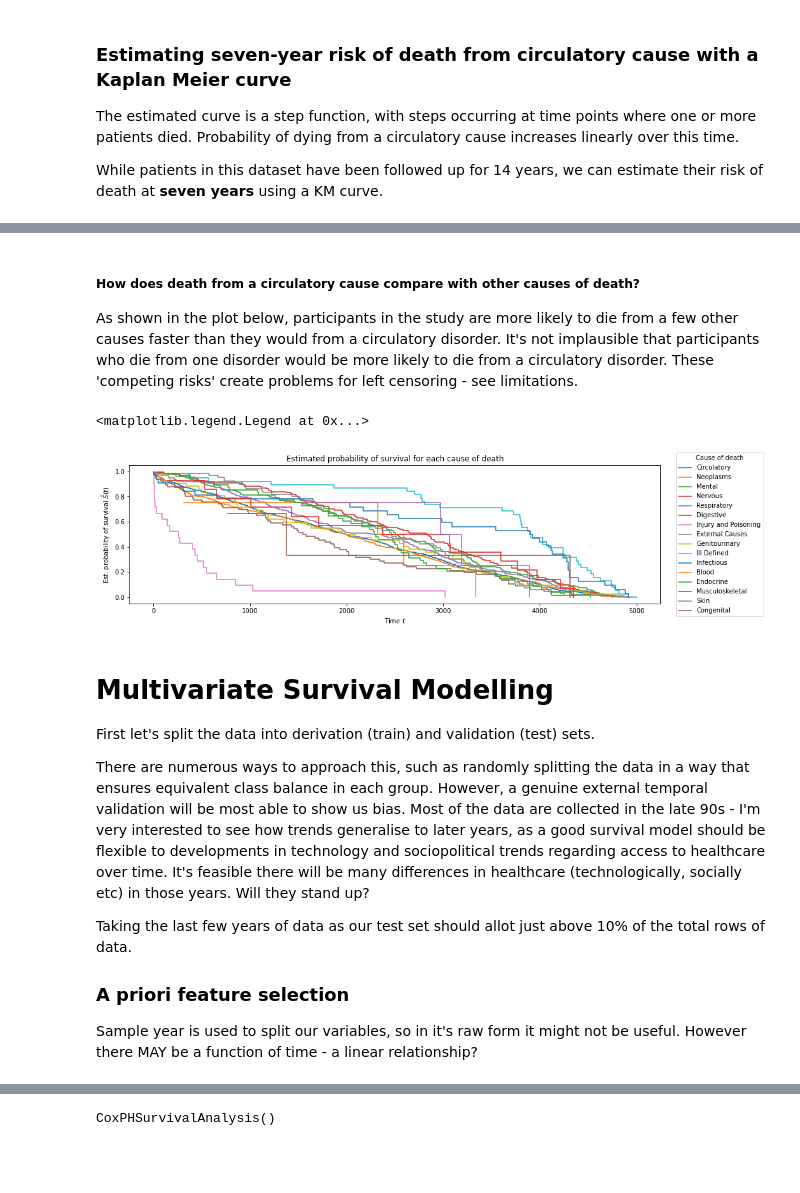
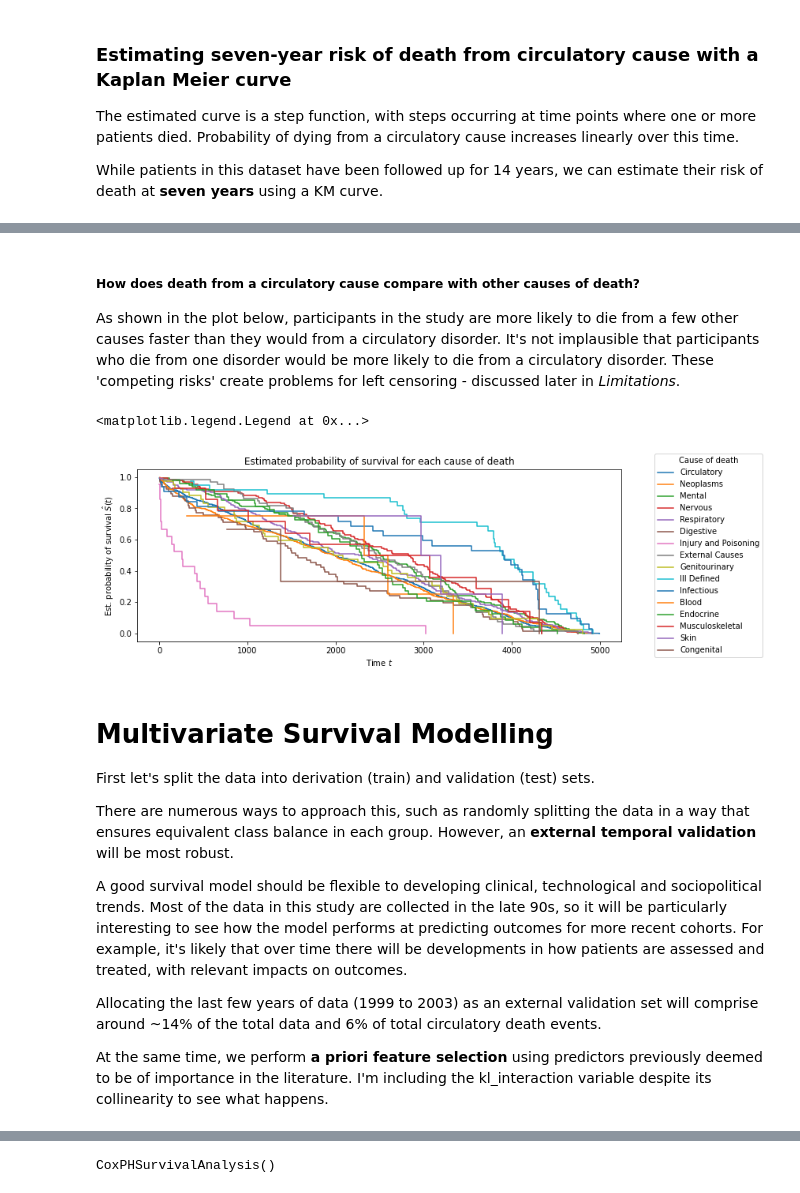
Before and after one commit to jessica-irving/risk-of-circulatory-death-7yrs, a Jupyter notebook: Risk_of_death_7yr_from_circulatory.ipynb, the cells around one changed output, grey strips where cells are left out. Drawn from its saved outputs; the diff is of its cells as text; code cells hidden in the pictures; blank space fills up the shorter version.

```diff
--- a/Risk_of_death_7yr_from_circulatory.ipynb
+++ b/Risk_of_death_7yr_from_circulatory.ipynb
@@ -34,3 +33,3 @@ from sksurv.linear_model import CoxPHSurvivalAnalysis, CoxnetSurvivalAnalysis
 # %%
-df = pd.read_csv('ml-interview-task-main/five_lives_ml_task_data.csv')
+df = pd.read_csv('five_lives_ml_task_data.csv')
 # %% [markdown]
@@ -169,5 +180,0 @@ df.corr()
-# %%
-df["sex"] = df["sex"].astype("category")
-df["chapter"] = df["chapter"].astype("category")
-df["mgus"] = df["mgus"].astype("category")
-df["sample.yr"] = df["sample.yr"].astype("float")
@@ -233,37 +238,40 @@ plt.tight_layout()
 # %% [markdown]
 ##### How does death from a circulatory cause compare with other causes of death?
-As shown in the plot below, participants in the study are more likely to die from a few other causes faster than they would from a circulatory disorder. It's not implausible that participants who die from one disorder would be more likely to die from a circulatory disorder. These 'competing risks' create problems for left censoring - see limitations.
+As shown in the plot below, participants in the study are more likely to die from a few other causes faster than they would from a circulatory disorder. It's not implausible that participants who die from one disorder would be more likely to die from a circulatory disorder. These 'competing risks' create problems for left censoring - discussed later in *Limitations*.
 # %%
+figure(figsize=(11,4))
+
 chapter = df.chapter.unique()
 chapter = [x for x in chapter if pd.isnull(x) == False]
 
 for treatment_type in (chapter):
     mask_treat = df["chapter"] == treatment_type
     time_treatment, survival_prob_treatment = kaplan_meier_estimator(
         df["death"][mask_treat],
         df["futime"][mask_treat])
 
     plt.step(time_treatment, survival_prob_treatment, where="post",
              label= treatment_type)
 
 plt.ylabel("Est. probability of survival $\hat{S}(t)$")
 plt.xlabel("Time $t$")
 plt.title("Estimated probability of survival for each cause of death")
-plt.legend(title = 'Cause of death', loc="right", bbox_to_anchor = (1.2, 0.5))
+plt.legend(title = 'Cause of death', loc="right", bbox_to_anchor = (1.3, 0.5))
 # %% [output]
 <matplotlib.legend.Legend at 0x...>
-[figure, old version]
+[figure, new version]
 # %% [markdown]
 # Multivariate Survival Modelling
 
 First let's split the data into derivation (train) and validation (test) sets.
 
-There are numerous ways to approach this, such as randomly splitting the data in a way that ensures equivalent class balance in each group. However, a genuine external temporal validation will be most able to show us bias. Most of the data are collected in the late 90s - I'm very interested to see how trends generalise to later years, as a good survival model should be flexible to developments in technology and sociopolitical trends regarding access to healthcare over time. It's feasible there will be many differences in healthcare (technologically, socially etc) in those years. Will they stand up?
+There are numerous ways to approach this, such as randomly splitting the data in a way that ensures equivalent class balance in each group. However, an **external temporal validation** will be most robust.
 
-Taking the last few years of data as our test set should allot just above 10% of the total rows of data.
+A good survival model should be flexible to developing clinical, technological and sociopolitical trends. Most of the data in this study are collected in the late 90s, so it will be particularly interesting to see how the model performs at predicting outcomes for more recent cohorts. For example, it's likely that over time there will be developments in how patients are assessed and treated, with relevant impacts on outcomes.
 
-### A priori feature selection
-Sample year is used to split our variables, so in it's raw form it might not be useful. However there MAY be a function of time - a linear relationship?
+Allocating the last few years of data (1999 to 2003) as an external validation set will comprise around ~14% of the total data and 6% of total circulatory death events.
+
+At the same time, we perform **a priori feature selection** using predictors previously deemed to be of importance in the literature. I'm including the kl_interaction variable despite its collinearity to see what happens.
 # %%
 exclude_years = 1999, 2000, 2001, 2002, 2003
 
```
Also changed, not shown: parts of 47 cells of this notebook.
